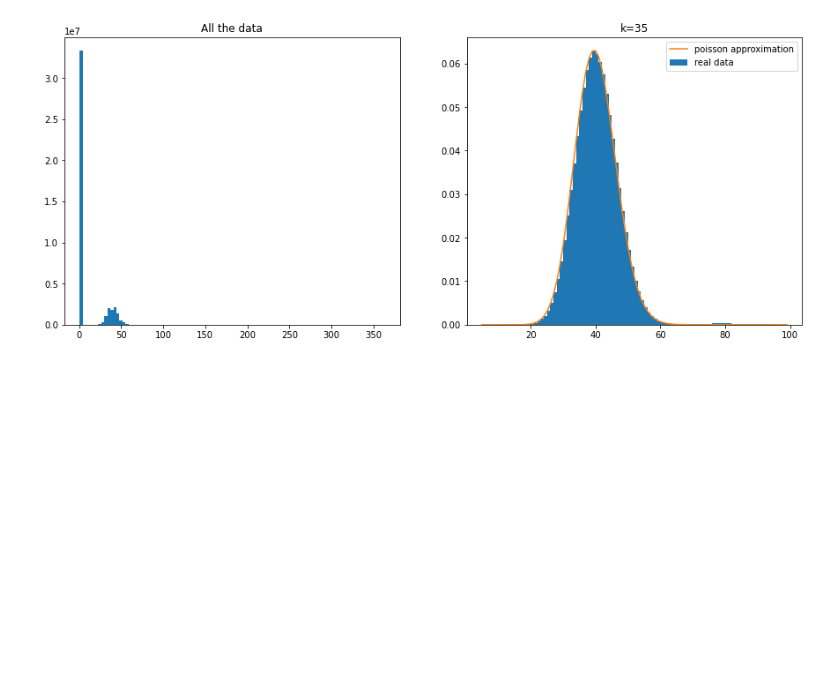
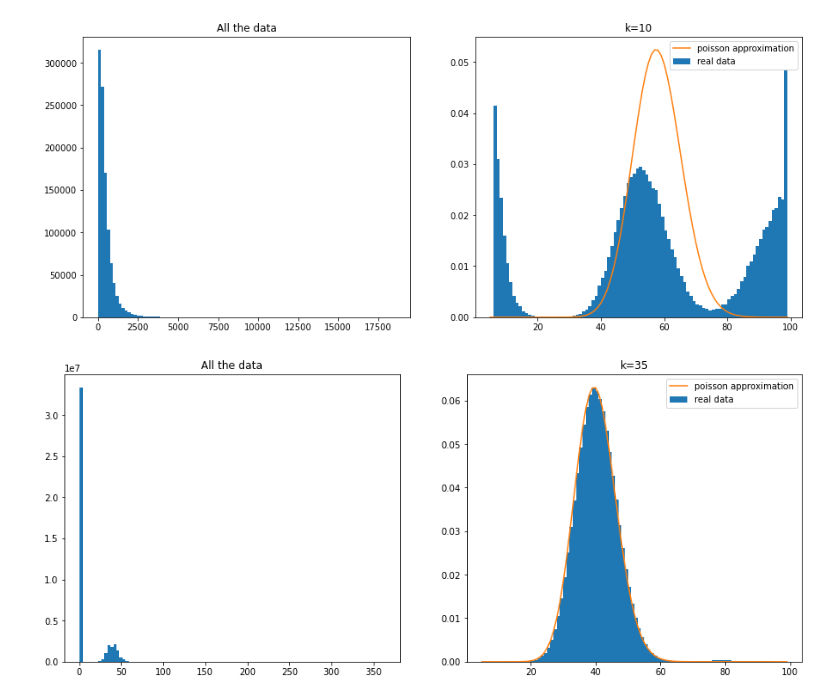
Before and after one commit to usmanovaanastasia/biology1, a Jupyter notebook: dayX.ipynb, the cells around one changed output. Saved outputs shown, nothing was run; the diff lists cells and outputs as text; code cells hidden in the pictures; blank space fills up the shorter version.

```diff
--- a/dayX.ipynb
+++ b/dayX.ipynb
@@ -46,3 +124,7 @@ def show(data, k):
+# %%
+show(data_10, 10)
+# %% [output]
+[figure, added]
 # %%
 data_35 = get_data(35)
 # %%
```
Also changed, not shown: parts of 6 cells of this notebook, 1 other file.
